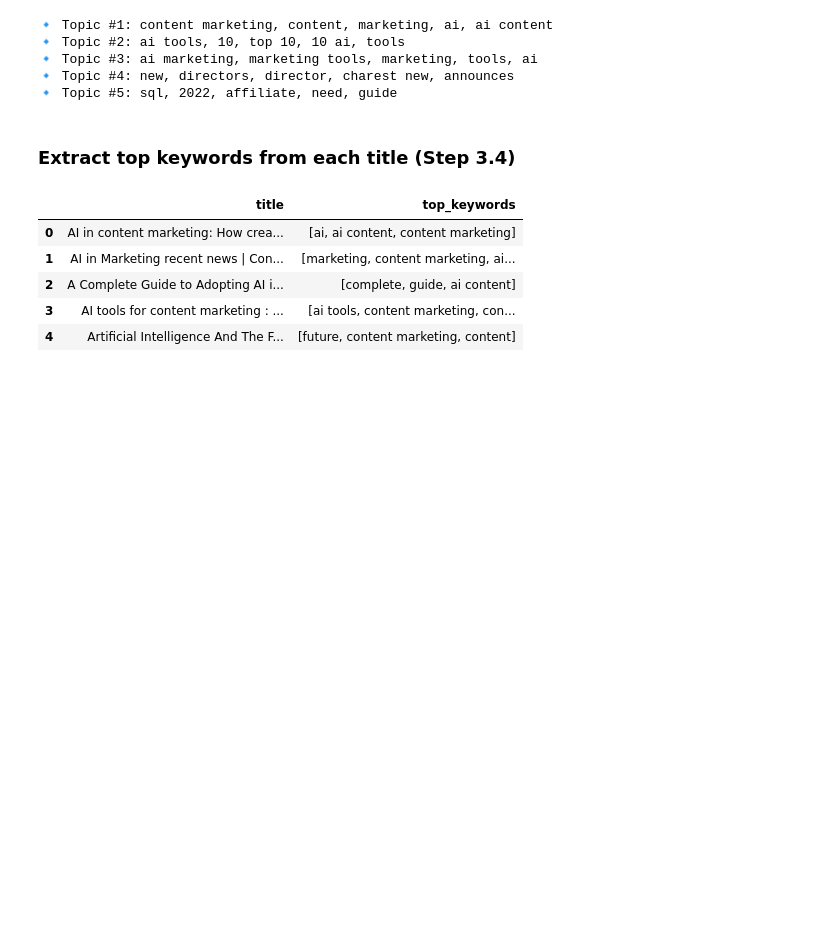
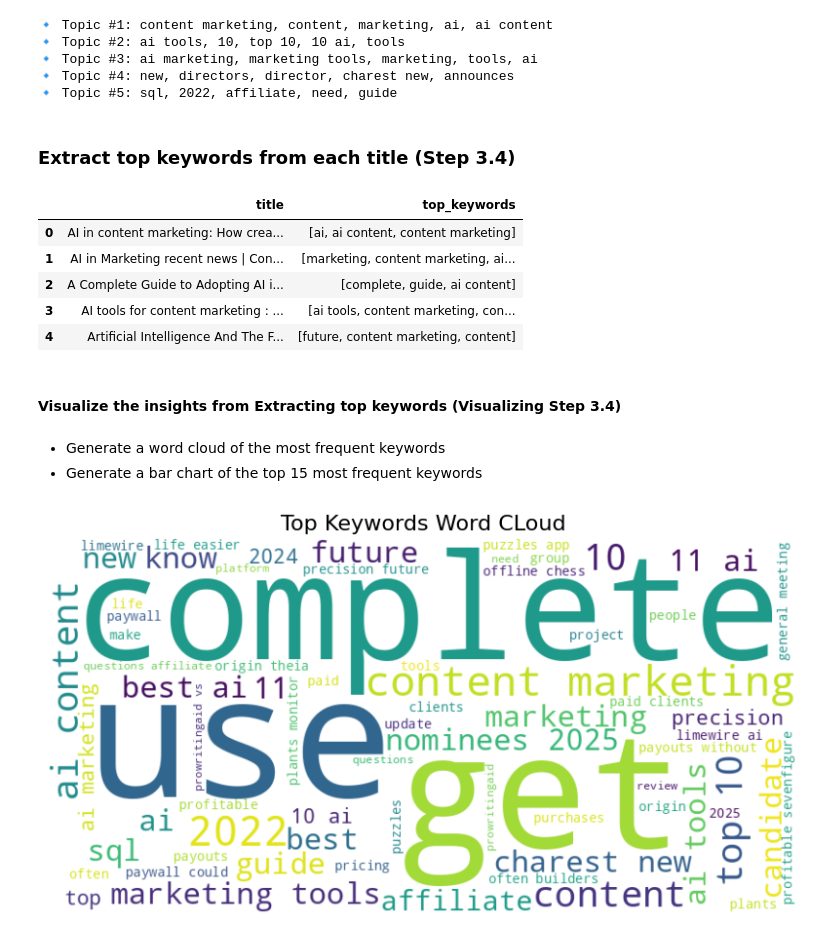
Before and after one commit to vinovator/content-marketing-agent, a Jupyter notebook: notebooks/02_content_analysis.ipynb, the cells around one changed output. Drawn from its saved outputs; the diff is of its cells as text; code cells hidden in the pictures; blank space fills up the shorter version.

```diff
--- a/notebooks/02_content_analysis.ipynb
+++ b/notebooks/02_content_analysis.ipynb
@@ -179,12 +199,18 @@ IDF: Inverse Document Frequency – penalizes common words across all docs
 #### Build TF-IDF Model
 # %%
 # Create vectorizer
-tfidf_vectorizer = TfidfVectorizer(max_features=100, ngram_range=(1, 2))
+tfidf_vectorizer = TfidfVectorizer(
+    max_features=100, # Only keep 100 most important words. Keep 100 now so that model is faster and easier. Can increase later (500, 1000) for deeper models
+    ngram_range=(1, 2) # Look at single words (unigrams) e.g. AI and pairs (bigrams) e.g. "Content Marketing"
+)
 
 # Fit and transform the cleaned titles
+# fit_transform -> first learns the vocabulary and then converts text into matrix (rows = docs, cols = words, value = TF-IDF score)
 tfidf_matrix = tfidf_vectorizer.fit_transform(combined_df["clean_title"])
 
 # Convert to DataFrame for inspection
+# tfidf outputs a sparse matrix (where most values are zero). Convert to Dataframe
+# Each row is title, each column is word, value = importance score for that word in that title
 tfidf_df = pd.DataFrame(tfidf_matrix.toarray(), columns=tfidf_vectorizer.get_feature_names_out())
 
 # Add back original titles for context
@@ -217,12 +245,22 @@ Great for short texts like titles
 # %%
+"""
+Get breakdown of 5 topics in your titles
+Each topic has a set of keywords describing it
+"""
+
 # Fit topic model
-nmf_model = NMF(n_components=5, random_state=42)
+nmf_model = NMF(
+    n_components = 5, # defines number of topics (top words) (experiment with 3, 5, 10 etc.)
+    random_state = 42
+)
+
 nmf_model.fit(tfidf_matrix)
 
-# Get top words per topic
+# Get top words per topic (5 words)
 feature_names = tfidf_vectorizer.get_feature_names_out()
-for topic_idx, topic in enumerate(nmf_model.components_):
-    top_words = [feature_names[i] for i in topic.argsort()[:-6:-1]]
+
+for topic_idx, topic in enumerate(nmf_model.components_): # nmf_model.components_ gives a list of topics
+    top_words = [feature_names[i] for i in topic.argsort()[:-6:-1]] # sort them to get the top 5 words per topic.
     print(f"🔹 Topic #{topic_idx + 1}: {', '.join(top_words)}")
 # %% [output]
 🔹 Topic #1: content marketing, content, marketing, ai, ai content
@@ -252,3 +297,26 @@ combined_df[["title", "top_keywords"]].head()
 | 2 | A Complete Guide to Adopting AI i... | [complete, guide, ai content] |
 | 3 | AI tools for content marketing : ... | [ai tools, content marketing, con... |
 | 4 | Artificial Intelligence And The F... | [future, content marketing, content] |
+# %% [markdown]
+#### Visualize the insights from Extracting top keywords (Visualizing Step 3.4)
+# %% [markdown]
+- Generate a word cloud of the most frequent keywords
+- Generate a bar chart of the top 15 most frequent keywords
+# %%
+# Flatten the list of keywords list into 1 big list
+all_keywords = [keyword for sublist in combined_df["top_keywords"] for keyword in sublist]
+
+# Count keyword frequencies
+keyword_counts = Counter(all_keywords)
+
+# Generate the wordcloud
+wordcloud = WordCloud(width=800, height=400, background_color="white").generate_from_frequencies(keyword_counts)
+
+# Plot
+plt.figure(figsize=(10,5))
+plt.imshow(wordcloud, interpolation="bilinear") # https://matplotlib.org/stable/gallery/images_contours_and_fields/interpolation_methods.html
+plt.axis("off")
+plt.title("Top Keywords Word CLoud", fontsize=16)
+plt.show()
+# %% [output]
+[figure, added]
```
Also changed, not shown: parts of 29 cells of this notebook.
